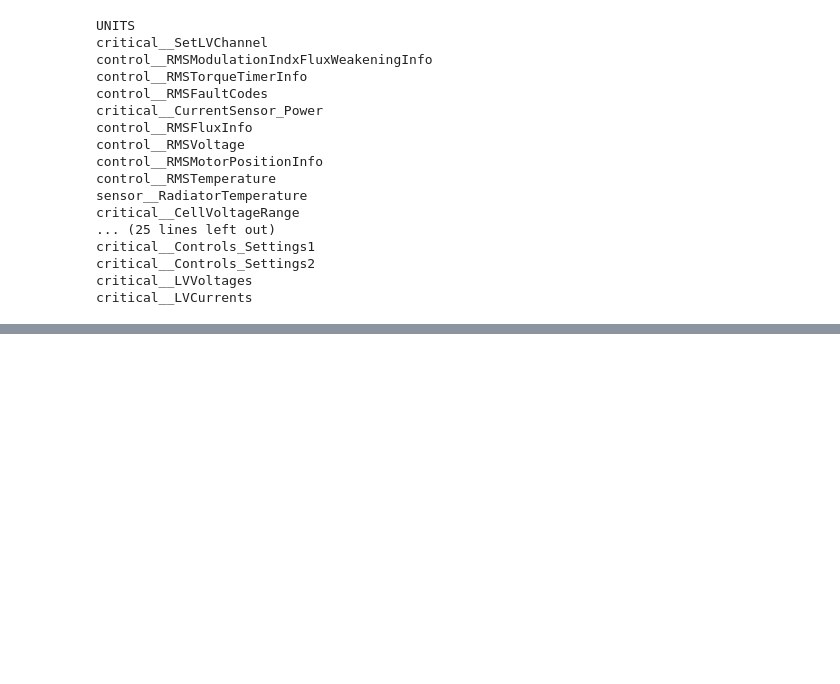
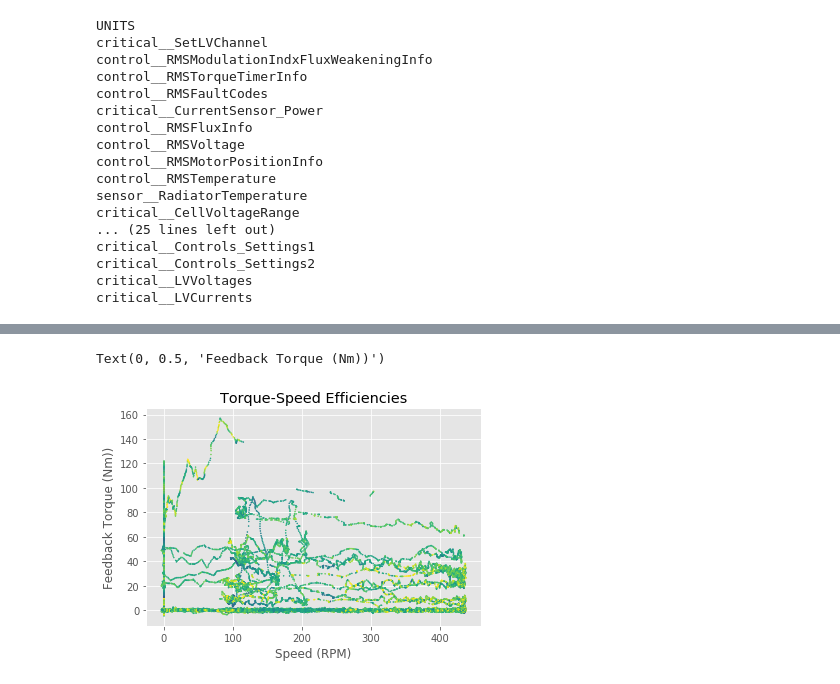
Before and after one commit to CharlieA0/james-watt, a Jupyter notebook: embedded-python-wrapper.ipynb, the cells around one changed output, grey strips where cells are left out. Cells and saved outputs as stored; diff of their text form; code cells hidden in the pictures; blank space fills up the shorter version.

```diff
--- a/embedded-python-wrapper.ipynb
+++ b/embedded-python-wrapper.ipynb
@@ -209,6 +213,52 @@ power = computed_pwr                        # Use this power
 # plt.plot(t, computed_pwr, '.', label='Voltage*Current (After Interpolation)')
 # plt.plot(t, power, '.',   label='Power Message')
 # plt.legend()
+# %%
+
+# Optionally Load combined data from file
+
+combined_data = np.load("combined-runs.npy")
+
+# Name and clean combined data (runs probably don't have times in order)
+# This produces a "merged" run
+
+cmb_resolver = combined_data[:, 0]
+cmb_feedback = combined_data[:, 1]
+cmb_eff      = combined_data[:, 2]
+cmb_power    = combined_data[:, 3]
+cmb_predict  = combined_data[:, 4]
+cmb_time     = combined_data[:, 5]
+
+raw_time     = np.copy(cmb_time)
+
+cmb_time, cmb_feedback = clean_series(cmb_time,                  cmb_feedback)
+_, cmb_feedback        = clean_series(np.copy(raw_time), cmb_feedback)
+_, cmb_eff             = clean_series(np.copy(raw_time), cmb_eff)
+_, cmb_power           = clean_series(np.copy(raw_time), cmb_power)
+_, cmb_predict         = clean_series(np.copy(raw_time), cmb_predict)
+# %%
+
+# Trim off data contaminated by overspeed fault
+
+OVERSPEED = 500  # Going faster than this triggers a fault and produces garbage data
+
+good_idx = cmb_resolver < OVERSPEED
+
+time            = cmb_time[good_idx]
+feedback        = cmb_feedback[good_idx]
+power           = cmb_power[good_idx]
+predict         = cmb_predict[good_idx]
+resolver        = cmb_resolver[good_idx]
+efficiency      = cmb_eff[good_idx]
+
+plt.scatter(resolver, feedback, c=efficiency, s=1)
+
+plt.title('Torque-Speed Efficiencies')
+plt.xlabel('Speed (RPM)')
+plt.ylabel('Feedback Torque (Nm))')
+# %% [output]
+Text(0, 0.5, 'Feedback Torque (Nm))')
+[figure, added]
 # %%
 
 # Compute power prediction using embedded code
```
Also changed, not shown: parts of 18 cells of this notebook, 9 other files.
